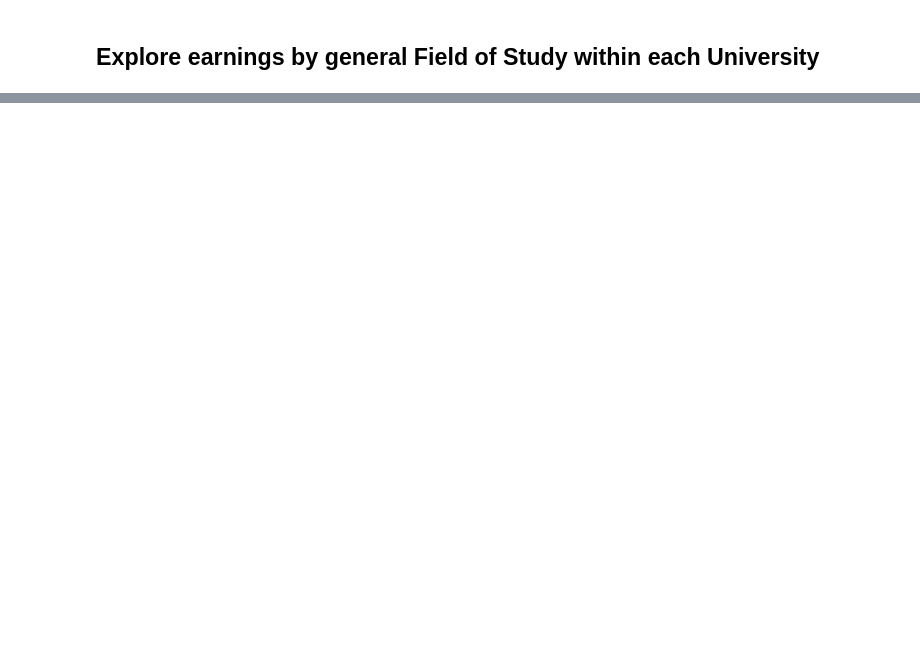
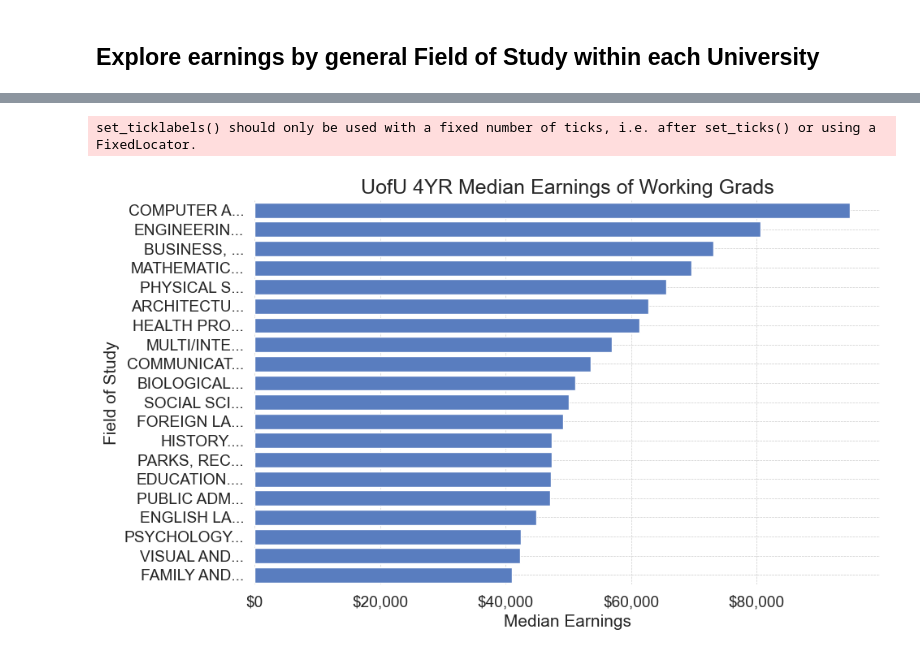
Before and after one commit to sven-soderborg/College_Outcomes, a Jupyter notebook: college_scorecard.ipynb, the cells around one changed output, grey strips where cells are left out. Saved outputs shown, nothing was run; the diff lists cells and outputs as text; code cells hidden in the pictures; blank space fills up the shorter version.

```diff
--- a/college_scorecard.ipynb
+++ b/college_scorecard.ipynb
@@ -316,0 +334,42 @@ Tight layout not applied. The bottom and top margins cannot be made large enough
+# %%
+import matplotlib.ticker as mtick
+
+# Scatter plot of UofU majors with 4yr earnings
+uofu_data = univ_field_4yr[univ_field_4yr['INSTNM_'] == 'University of Utah']
+uofu_data = uofu_data.sort_values(by='EARN_MDN_4YR_median', ascending=False)
+
+# 1. Styling
+sns.set_style("whitegrid")
+sns.set_context("notebook", font_scale=1.25)
+
+# 2. Palette
+palette = sns.color_palette("muted")
+
+# 3. Size and Aspect Ratio
+plt.figure(figsize=(10, 6))
+
+# Creating bar chart
+barplot = sns.barplot(x='EARN_MDN_4YR_median', y='CIPDEF_', data=uofu_data, color=palette[0], edgecolor='w')
+
+# Limiting y-axis tick label length to 20 characters
+y_ticklabels = [f"{label.get_text()[:10]}..." for label in barplot.get_yticklabels()]
+barplot.set_yticklabels(y_ticklabels)
+
+# Formatting x-axis tick labels with comma thousands separator and dollar sign
+fmt = '${x:,.0f}'
+tick = mtick.StrMethodFormatter(fmt)
+barplot.xaxis.set_major_formatter(tick)
+
+# 4. Plot Customizations
+plt.title('UofU 4YR Median Earnings of Working Grads', fontsize=18)
+plt.xlabel('Median Earnings', fontsize=15)
+plt.ylabel('Field of Study', fontsize=15)
+plt.grid(True, which='both', linestyle='--', linewidth=0.5)
+
+# 5. Despine
+sns.despine(left=True, bottom=True)
+plt.tight_layout()
+plt.show()
+# %% [output]
+set_ticklabels() should only be used with a fixed number of ticks, i.e. after set_ticks() or using a FixedLocator.
+[figure, added]
```
Also changed, not shown: parts of 2 cells of this notebook, 1 other file.
